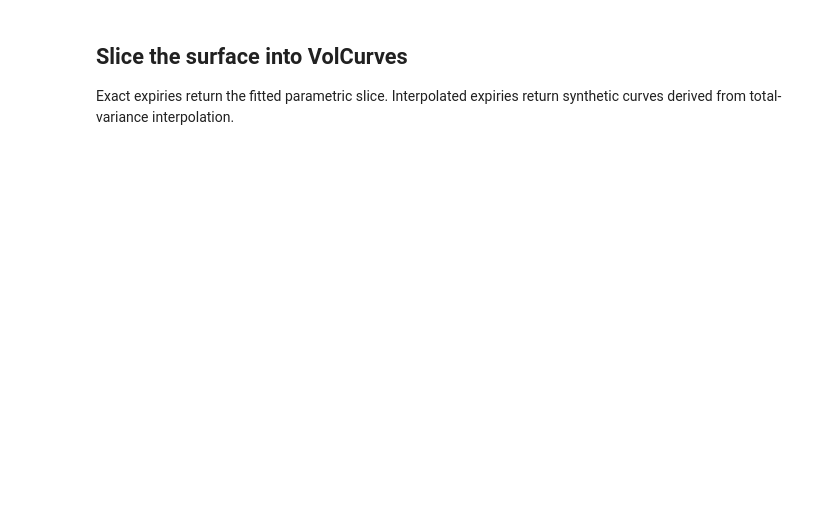
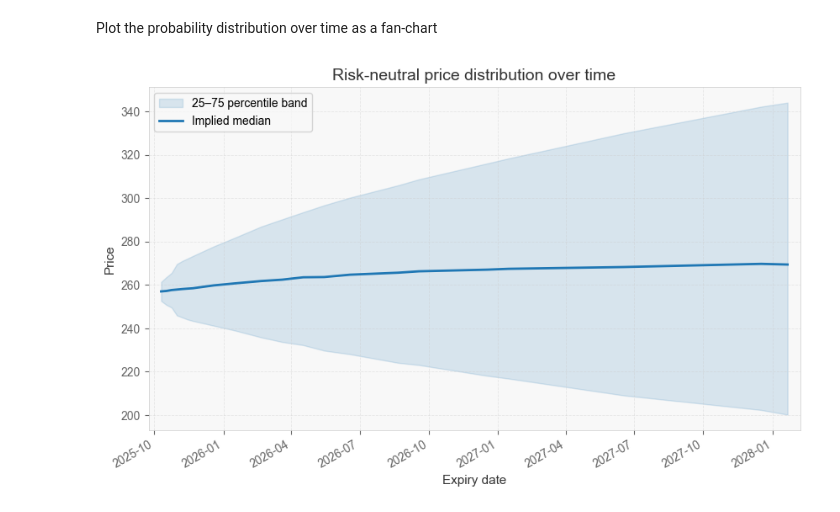
Before and after one commit to tyrneh/options-implied-probability, a Jupyter notebook: examples/quickstart_VolSurface.ipynb, the cells around one changed output. Drawn from its saved outputs; the diff is of its cells as text; code cells hidden in the pictures; blank space fills up the shorter version.

```diff
--- a/examples/quickstart_VolSurface.ipynb
+++ b/examples/quickstart_VolSurface.ipynb
@@ -89,0 +31,18 @@ vol_surface.iv_results().head()
+# %%
+# map the raw data column names to the naming conventions accepted by OIPD
+# raw column names : OIPD names
+COLUMN_MAPPING = {
+    "strike": "strike",
+    "last_price": "last_price",
+    "bid": "bid",
+    "ask": "ask",
+    "expiration": "expiry",
+    "type": "option_type",
+}
+
+# `sources` is convenient method to ingest CSV or DataFrame files
+# Alternatively, you can use pandas.read_csv()
+df_aapl = sources.from_csv("data/AAPL_data.csv", column_mapping=COLUMN_MAPPING)
+
+# Use the full chain (multiple expiries) for surface fitting
+df_chain = df_aapl.copy()
@@ -89,0 +68,3 @@ vol_surface.iv_results().head()
+# %%
+vol_surface = VolSurface() # initialize the VolSurface object
+vol_surface.fit(df_chain, market) # fit using the input data we defined, which populates the VolSurface object with results
@@ -93,3 +189,7 @@ plt.show()
+# %% [markdown]
+Plot the probability distribution over time as a fan-chart
 # %%
-vol_surface.plot_3d()
+prob_surface.plot_fan()
 plt.show()
+# %% [output]
+[figure, added]
@@ -99,5 +195,0 @@ plt.show()
-# %% [markdown]
-## Slice the surface into VolCurves
-
-Exact expiries return the fitted parametric slice. Interpolated expiries return
-synthetic curves derived from total-variance interpolation.
```
Also changed, not shown: parts of 42 cells of this notebook, 2 other files.
